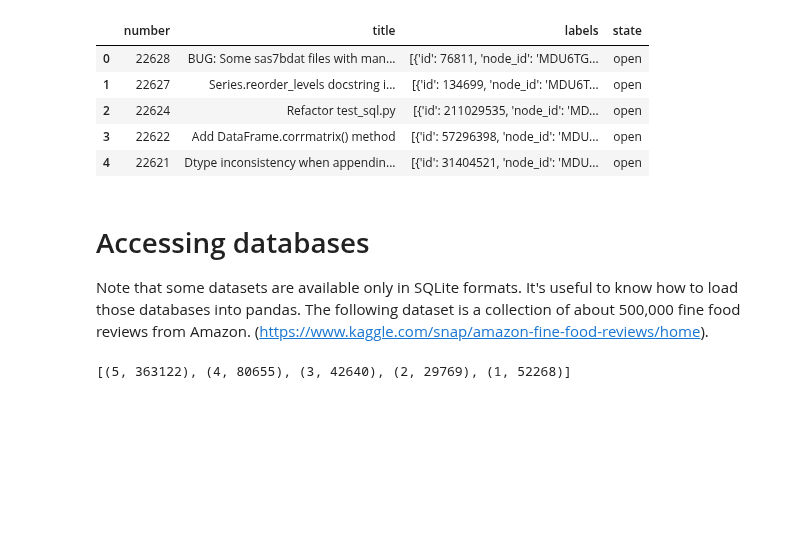
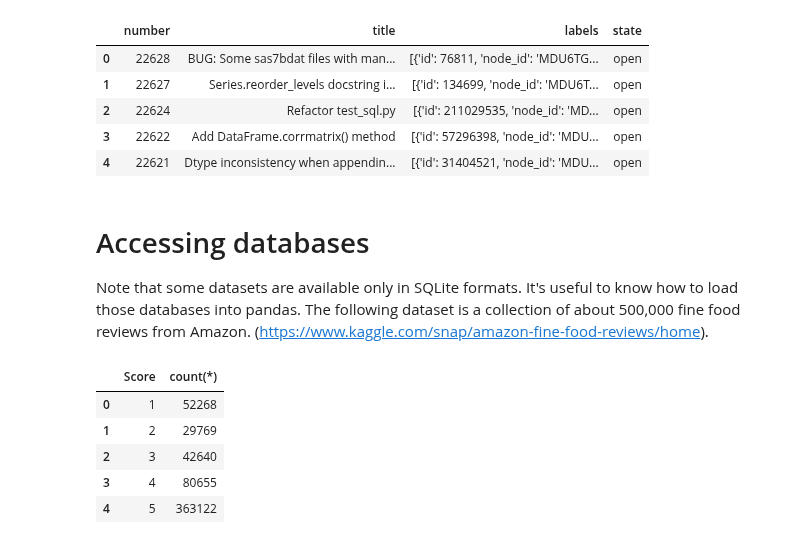
Before and after one commit to anhnguyendepocen/si370, a Jupyter notebook: 03_Loading_Data.ipynb, the cells around one changed output. Cells and saved outputs as stored; diff of their text form; code cells hidden in the pictures; blank space fills up the shorter version.

Commit message:
Prefer sqlalchemy to sqlite3

```diff
--- a/03_Loading_Data.ipynb
+++ b/03_Loading_Data.ipynb
@@ -245,2 +245,2 @@ import sqlite3
 # %%
-con = sqlite3.connect('data/fine_food_reviews.sqlite')
+db = sqla.create_engine('sqlite:///data/fine_food_reviews.sqlite')
@@ -253,4 +247,9 @@ rows = cursor.fetchall()
-# %%
-rows
-# %% [output]
-[(5, 363122), (4, 80655), (3, 42640), (2, 29769), (1, 52268)]
+# %%
+pd.read_sql('select score, count(*) from Reviews group by score', db)
+# %% [output]
+|  | Score | count(*) |
+| 0 | 1 | 52268 |
+| 1 | 2 | 29769 |
+| 2 | 3 | 42640 |
+| 3 | 4 | 80655 |
+| 4 | 5 | 363122 |
```
Also changed, not shown: parts of 5 cells of this notebook.
